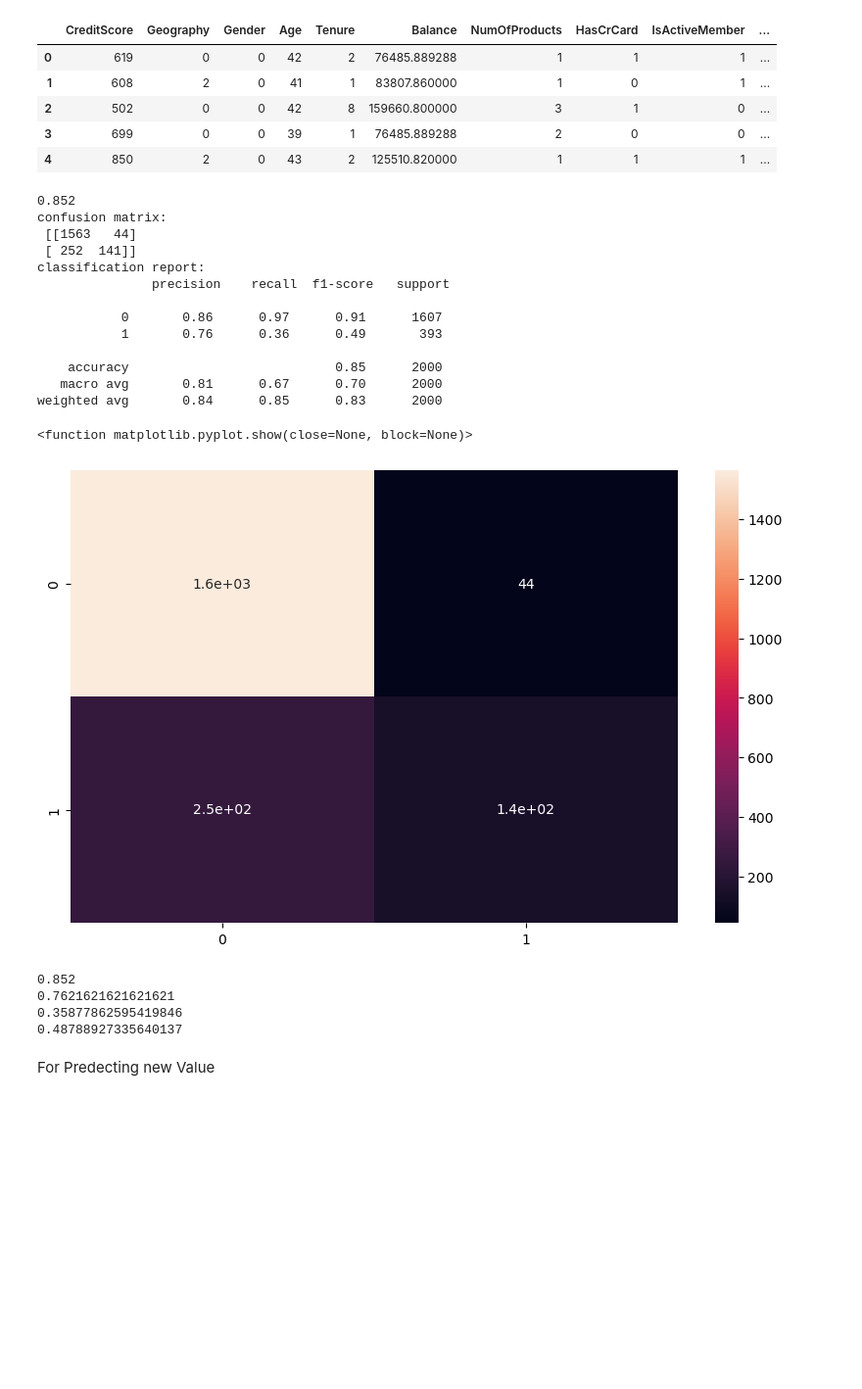
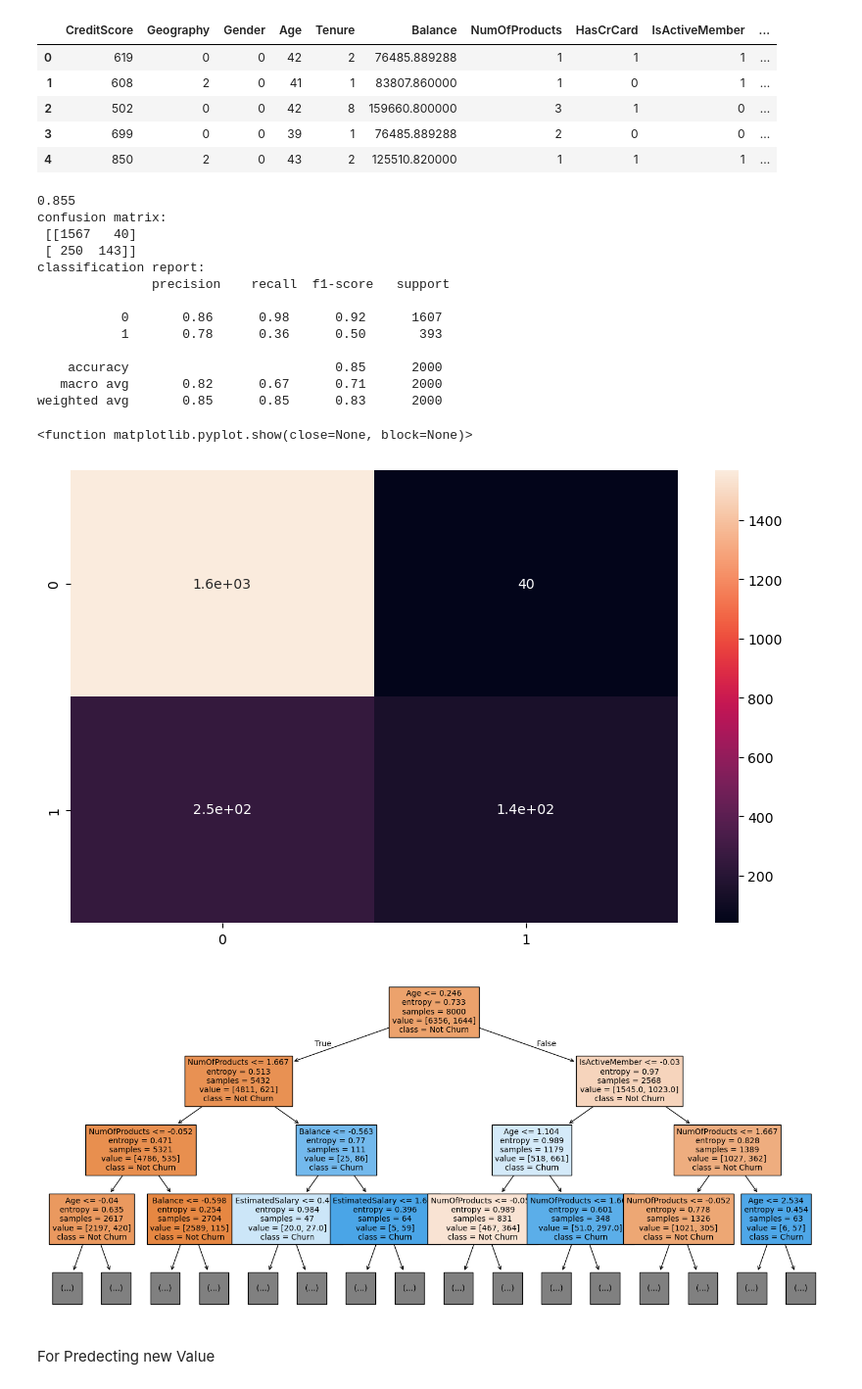
Before and after one commit to Akhandbhadouria/customer-churn-ml-project, a Jupyter notebook: decision_treee.ipynb, the cells around one changed output. Shown at 98% size. Cells and saved outputs as stored; diff of their text form; code cells hidden in the pictures; blank space fills up the shorter version.

```diff
--- a/decision_treee.ipynb
+++ b/decision_treee.ipynb
@@ -50,7 +50,7 @@ X_scaled=scale.fit_transform(X)
 # %%
 X_train, X_test, y_train, y_test = train_test_split(X_scaled, y, test_size=0.2, random_state=42)
 # %%
-tree=DecisionTreeClassifier(criterion='entropy', max_depth=6, random_state=42)
+tree=DecisionTreeClassifier(criterion='entropy', max_depth=5, random_state=42)
 tree.fit(X_train,y_train)
 
 y_pred = tree.predict(X_test)
@@ -62,31 +62,31 @@ plt.figure(figsize=(10,6))
 sns.heatmap(confusion_matrix(y_test, y_pred),annot=True)
 plt.show
 # %% [output]
-0.852
+0.855
 confusion matrix:
- [[1563   44]
- [ 252  141]]
+ [[1567   40]
+ [ 250  143]]
 classification report:
                precision    recall  f1-score   support
 
-           0       0.86      0.97      0.91      1607
-           1       0.76      0.36      0.49       393
+           0       0.86      0.98      0.92      1607
+           1       0.78      0.36      0.50       393
 
     accuracy                           0.85      2000
-   macro avg       0.81      0.67      0.70      2000
-weighted avg       0.84      0.85      0.83      2000
+   macro avg       0.82      0.67      0.71      2000
+weighted avg       0.85      0.85      0.83      2000
 <function matplotlib.pyplot.show(close=None, block=None)>
 [figure]
-# %%
-print(accuracy_score(y_test, y_pred))
-print(precision_score(y_test, y_pred))
-print(recall_score(y_test, y_pred))
-print(f1_score(y_test, y_pred));
-# %% [output]
-0.852
-0.7621621621621621
-0.35877862595419846
-0.48788927335640137
+# %%
+from sklearn.tree import plot_tree
+import matplotlib.pyplot as plt
+plt.figure(figsize=(18, 8))
+plot_tree(
+    tree,feature_names=X.columns,class_names=["Not Churn", "Churn"],filled=True,max_depth=3,fontsize=10
+)
+plt.show()
+# %% [output]
+[figure, added]
 # %% [markdown]
 For Predecting new Value
 # %%
```
Also changed, not shown: parts of 1 cell of this notebook, 3 other files.
